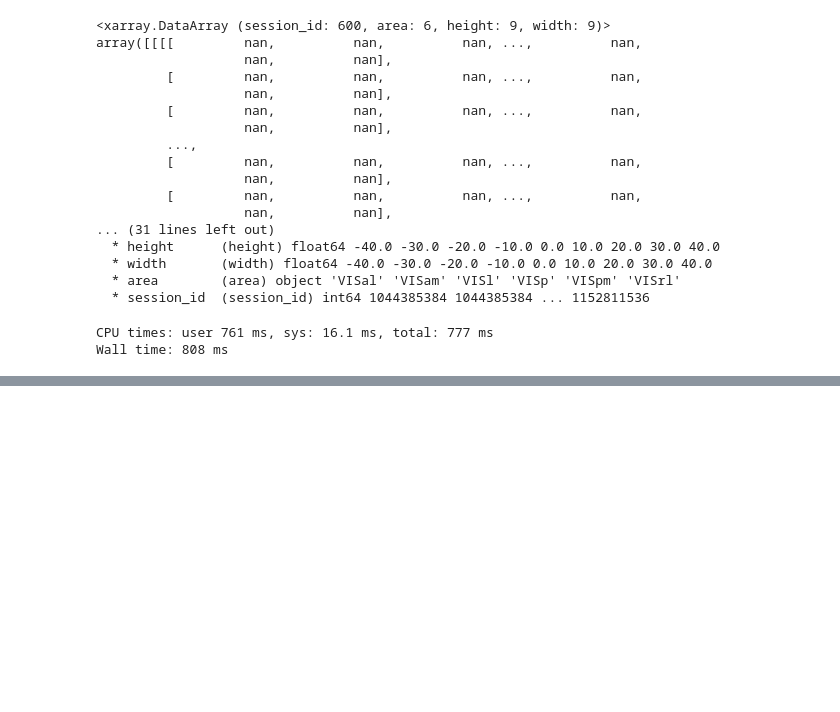
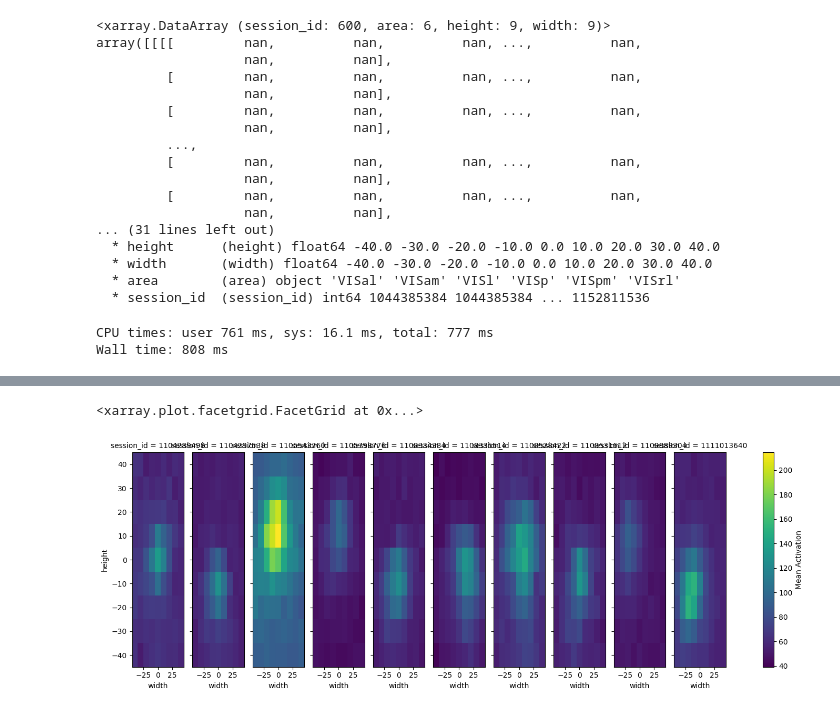
Before and after one commit to RobertoDF/openscope_psycode, a Jupyter notebook: passive_stimulation/surround_suppression/surround_suppression_analysis.ipynb, the cells around one changed output, grey strips where cells are left out. Saved outputs shown, nothing was run; the diff lists cells and outputs as text; code cells hidden in the pictures; blank space fills up the shorter version.

```diff
--- a/passive_stimulation/surround_suppression/surround_suppression_analysis.ipynb
+++ b/passive_stimulation/surround_suppression/surround_suppression_analysis.ipynb
@@ -305,7 +309,7 @@ Wall time: 808 ms
 # %%
 RFs_combined_beh.to_netcdf("/alzheimer/Roberto/Allen_Institute/Processed_data/RFs_visual_behavior.nc")
 # %%
-RFs_combined_beh = xr.open_dataset("/alzheimer/Roberto/Allen_Institute/Processed_data/RFs_visual_decoding.nc")["ReceptiveFieldMapping"]
+RFs_combined_beh = xr.open_dataset("/alzheimer/Roberto/Allen_Institute/Processed_data/RFs_visual_behavior.nc")["ReceptiveFieldMapping"]
 # %%
 %%time
 mean_RF_per_area = RFs_combined_beh.mean(dim=["session_id"])
@@ -321,0 +331,9 @@ mean_RF_per_area.plot(
+# %%
+VISp = RFs_combined_beh.sel(area="VISp")
+
+not_nan_mask = ~VISp.isnull().all(dim=['height', 'width'])
+
+# Use the mask to select only those that are not entirely NaN
+VISp = VISp.sel(session_id=not_nan_mask)
+
+VISp
@@ -321,0 +358,14 @@ mean_RF_per_area.plot(
+# %%
+n=60
+VISp.isel(session_id=slice(n, n+10)).plot(
+    x='width',           # Set 'width' as the x-axis
+    y='height',
+    col="session_id",# Set 'height' as the y-axis
+    cmap='viridis',      # Use a colormap
+    figsize=(15, 5),     # Adjust the figure size
+    aspect=0.8,          # Adjust aspect ratio
+    cbar_kwargs={'label': 'Mean Activation'}  # Customize colorbar
+)
+# %% [output]
+<xarray.plot.facetgrid.FacetGrid at 0x...>
+[figure, added]
```
Also changed, not shown: parts of 6 cells of this notebook.
